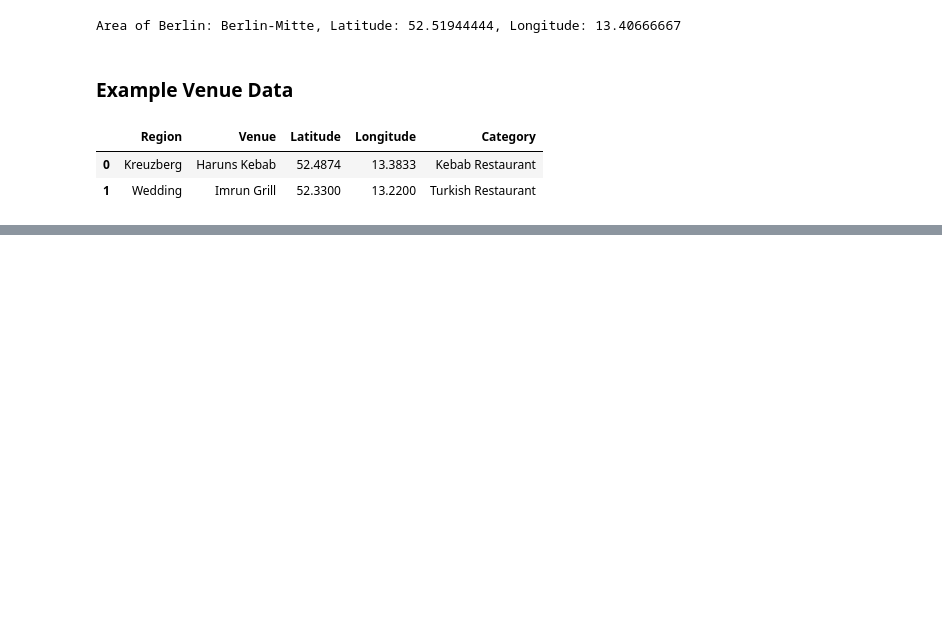
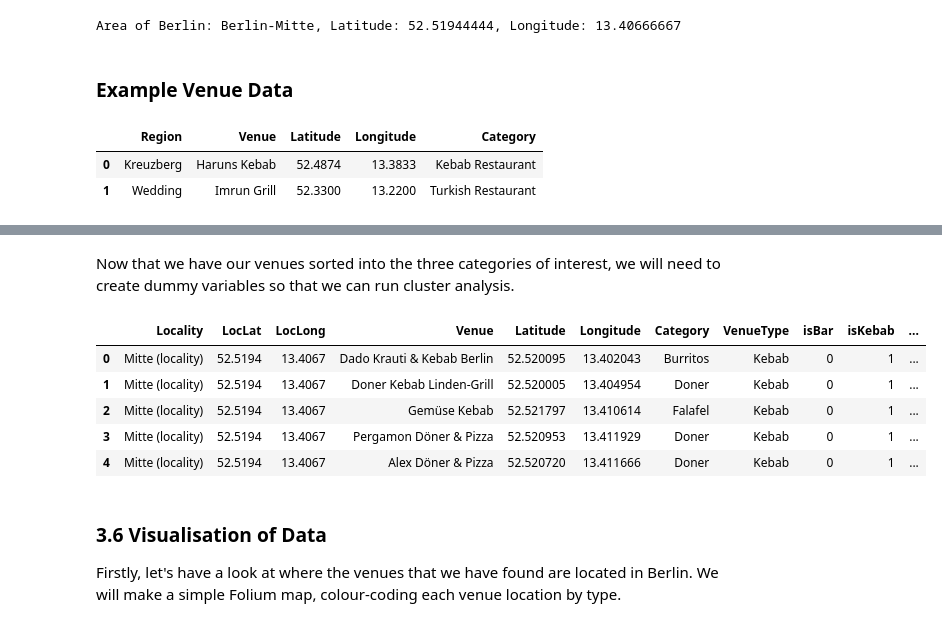
Before and after one commit to JSHoare/DS_Pro_Cap, a Jupyter notebook: Meat-Free Kebab Location Report.ipynb, the cells around one changed output, grey strips where cells are left out. Cells and saved outputs as stored; diff of their text form; code cells hidden in the pictures; blank space fills up the shorter version.

```diff
--- a/Meat-Free Kebab Location Report.ipynb
+++ b/Meat-Free Kebab Location Report.ipynb
@@ -57,0 +507,14 @@ BM_df
+# %%
+for ven in np.arange(len(all_veg_venues)):
+
+    distances = []
+    for loc in np.arange(len(location_df)):
+        coords_ven = [all_veg_venues['Latitude'][ven],all_veg_venues['Longitude'][ven]]
+        coords_loc = [location_df['Latitude'][loc],location_df['Longitude'][loc]]
+        dist = gdd.distance(coords_ven,coords_loc)
+        distances.append(dist)
+
+    min_dist = distances.index(min(distances))
+    all_veg_venues['Locality'][ven] = location_df['Locality'][min_dist]
+    all_veg_venues['LocLat'][ven] = location_df['Latitude'][min_dist]
+    all_veg_venues['LocLong'][ven] = location_df['Longitude'][min_dist]
@@ -57,0 +545,4 @@ BM_df
+# %%
+venues_df =  pd.concat([corr_venues, all_veg_venues], axis=0, sort=False)
+venues_df = venues_df.reset_index(drop=True)
+venues_df.head()
@@ -57,0 +579,17 @@ BM_df
+# %% [markdown]
+Now that we have our venues sorted into the three categories of interest, we will need to create dummy variables so that we can run cluster analysis.
+# %%
+dums = pd.get_dummies(venues_df['VenueType'])
+venues_df[['isBar','isKebab','isVegan']] = dums
+venues_df.head()
+# %% [output]
+|  | Locality | LocLat | LocLong | Venue | Latitude | Longitude | Category | VenueType | isBar | isKebab | ... |
+| 0 | Mitte (locality) | 52.5194 | 13.4067 | Dado Krauti & Kebab Berlin | 52.520095 | 13.402043 | Burritos | Kebab | 0 | 1 | ... |
+| 1 | Mitte (locality) | 52.5194 | 13.4067 | Doner Kebab Linden-Grill | 52.520005 | 13.404954 | Doner | Kebab | 0 | 1 | ... |
+| 2 | Mitte (locality) | 52.5194 | 13.4067 | Gemüse Kebab | 52.521797 | 13.410614 | Falafel | Kebab | 0 | 1 | ... |
+| 3 | Mitte (locality) | 52.5194 | 13.4067 | Pergamon Döner & Pizza | 52.520953 | 13.411929 | Doner | Kebab | 0 | 1 | ... |
+| 4 | Mitte (locality) | 52.5194 | 13.4067 | Alex Döner & Pizza | 52.520720 | 13.411666 | Doner | Kebab | 0 | 1 | ... |
+# %% [markdown]
+<h3>3.6 Visualisation of Data</h3>
+
+Firstly, let's have a look at where the venues that we have found are located in Berlin.  We will make a simple Folium map, colour-coding each venue location by type.
```
Also changed, not shown: parts of 88 cells of this notebook.
